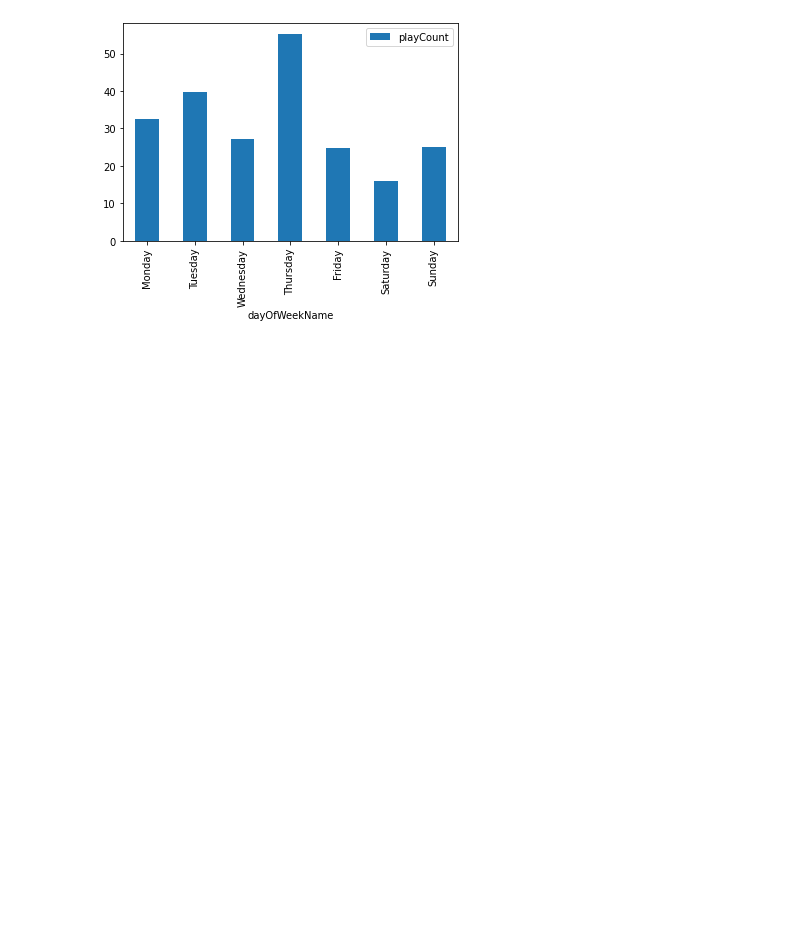
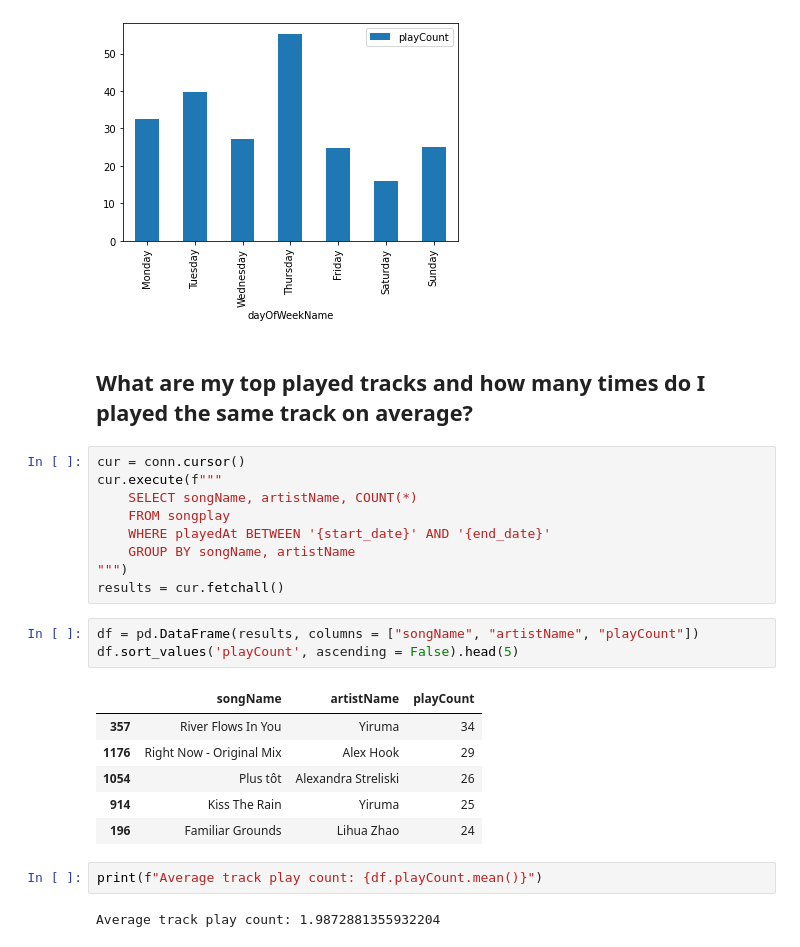
Before and after one commit to oliviercar0n/spotify-data, a Jupyter notebook: analysis.ipynb, the cells around one changed output. Drawn from its saved outputs; the diff is of its cells as text; blank space fills up the shorter version.

```diff
--- a/analysis.ipynb
+++ b/analysis.ipynb
@@ -77,3 +81,28 @@ df_agg.plot(kind = 'bar', x='dayOfWeekName', y='playCount')
 # %% [output]
 <AxesSubplot:xlabel='dayOfWeekName'>
 [figure]
+# %% [markdown]
+## What are my top played tracks and how many times do I played the same track on average?
+# %%
+cur = conn.cursor()
+cur.execute(f"""
+    SELECT songName, artistName, COUNT(*)
+    FROM songplay
+    WHERE playedAt BETWEEN '{start_date}' AND '{end_date}'
+    GROUP BY songName, artistName
+""")
+results = cur.fetchall()
+# %%
+df = pd.DataFrame(results, columns = ["songName", "artistName", "playCount"])
+df.sort_values('playCount', ascending = False).head(5)
+# %% [output]
+|  | songName | artistName | playCount |
+| 357 | River Flows In You | Yiruma | 34 |
+| 1176 | Right Now - Original Mix | Alex Hook | 29 |
+| 1054 | Plus tôt | Alexandra Streliski | 26 |
+| 914 | Kiss The Rain | Yiruma | 25 |
+| 196 | Familiar Grounds | Lihua Zhao | 24 |
+# %%
+print(f"Average track play count: {df.playCount.mean()}")
+# %% [output]
+Average track play count: 1.9872881355932204
```
Also changed, not shown: parts of 2 cells of this notebook.
